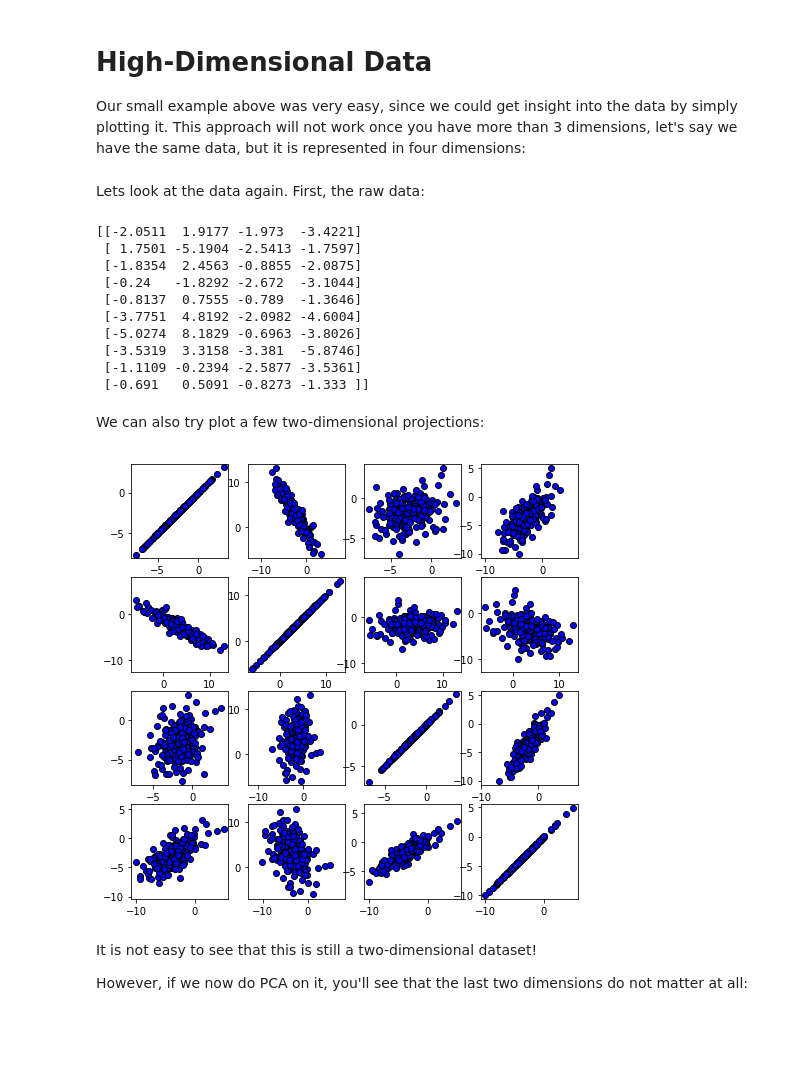
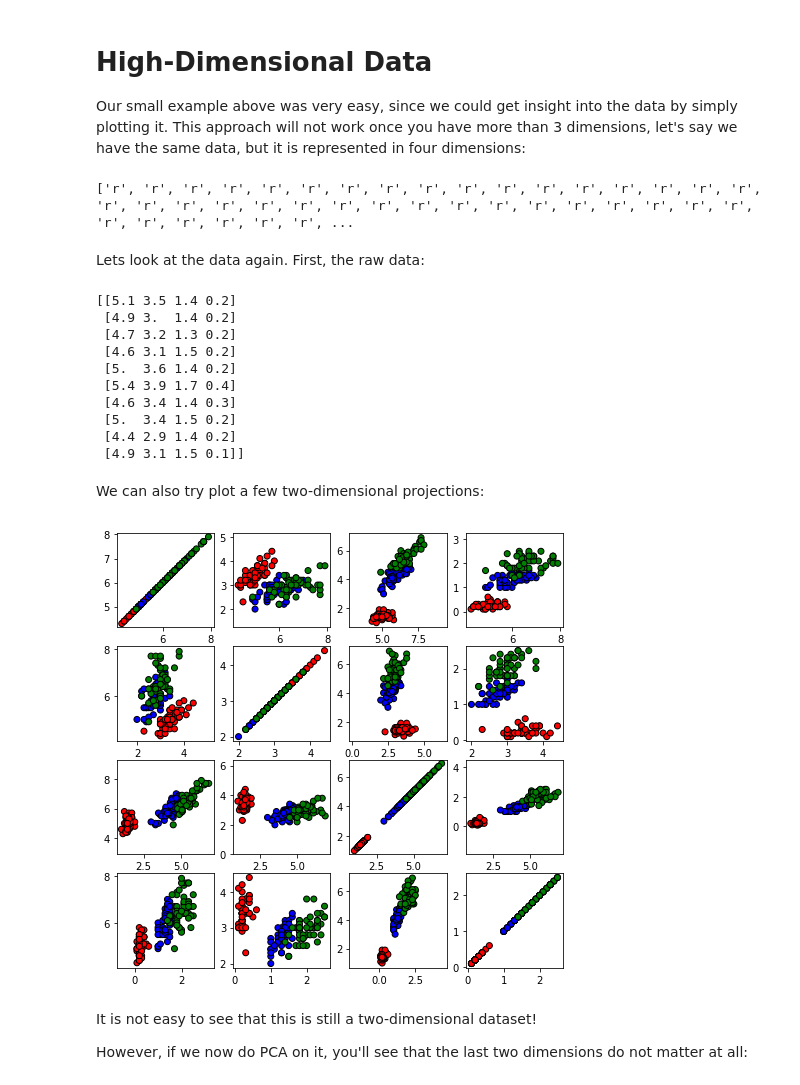
Before and after one commit to leondonglh/PCAresearch, a Jupyter notebook: PCA_Introduction.ipynb, the cells around one changed output. Saved outputs shown, nothing was run; the diff lists cells and outputs as text; code cells hidden in the pictures; blank space fills up the shorter version.

```diff
--- a/PCA_Introduction.ipynb
+++ b/PCA_Introduction.ipynb
@@ -258,30 +255,47 @@ X_HD = np.dot(X,np.random.uniform(0.2,3,(2,4))*(np.random.randint(0,2,(2,4))*2-1
+# %%
+from io import open
+data = open('bezdekIris.data', 'r').readlines()
+iris_HD = np.matrix([np.array(val.split(',')[:4]).astype(float) for val in data[:-1]])
+
+colorClass = [val.split(',')[-1].replace('\n', '') for val in data[:-1]]
+for i in range(len(colorClass)):
+    val = colorClass[i]
+    if val == 'Iris-setosa':
+        colorClass[i] ='r'
+    elif val == 'Iris-versicolor':
+        colorClass[i] ='b'
+    elif val == 'Iris-virginica':
+        colorClass[i] ='g'
+# %% [output]
+['r', 'r', 'r', 'r', 'r', 'r', 'r', 'r', 'r', 'r', 'r', 'r', 'r', 'r', 'r', 'r', 'r', 'r', 'r', 'r', 'r', 'r', 'r', 'r', 'r', 'r', 'r', 'r', 'r', 'r', 'r', 'r', 'r', 'r', 'r', 'r', 'r', 'r', 'r', 'r', ...
 # %% [markdown]
 Lets look at the data again. First, the raw data:
 # %%
-print X_HD[:10]
+print (iris_HD[:10])
+#print X_HD[:10]
 # %% [output]
-[[-2.0511  1.9177 -1.973  -3.4221]
- [ 1.7501 -5.1904 -2.5413 -1.7597]
- [-1.8354  2.4563 -0.8855 -2.0875]
- [-0.24   -1.8292 -2.672  -3.1044]
- [-0.8137  0.7555 -0.789  -1.3646]
- [-3.7751  4.8192 -2.0982 -4.6004]
- [-5.0274  8.1829 -0.6963 -3.8026]
- [-3.5319  3.3158 -3.381  -5.8746]
- [-1.1109 -0.2394 -2.5877 -3.5361]
- [-0.691   0.5091 -0.8273 -1.333 ]]
+[[5.1 3.5 1.4 0.2]
+ [4.9 3.  1.4 0.2]
+ [4.7 3.2 1.3 0.2]
+ [4.6 3.1 1.5 0.2]
+ [5.  3.6 1.4 0.2]
+ [5.4 3.9 1.7 0.4]
+ [4.6 3.4 1.4 0.3]
+ [5.  3.4 1.5 0.2]
+ [4.4 2.9 1.4 0.2]
+ [4.9 3.1 1.5 0.1]]
 # %% [markdown]
 We can also try plot a few two-dimensional projections:
 # %%
 plt.figure(figsize=(8,8))
-for i in xrange(4):
-    for j in xrange(4):
+for i in range(0,4):
+    for j in range(0,4):
         plt.subplot(4, 4, i * 4 + j + 1)
-        plt.scatter(X_HD[:,i], X_HD[:,j],c ="b", edgecolors = "black")
+        plt.scatter(iris_HD[:,i].tolist(), iris_HD[:,j].tolist(),c = colorClass, edgecolors = "black")
         plt.axis('equal')
         plt.gca().set_aspect('equal')
 # %% [output]
-[figure, old version]
+[figure, new version]
 # %% [markdown]
 It is not easy to see that this is still a two-dimensional dataset!
 
```
Also changed, not shown: parts of 15 cells of this notebook, 1 other file.
